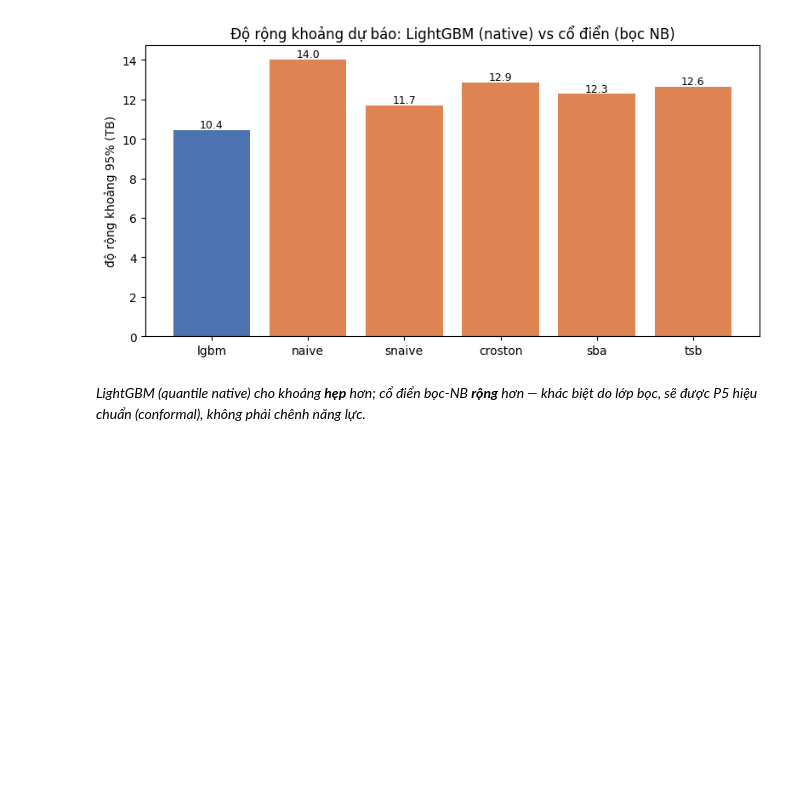
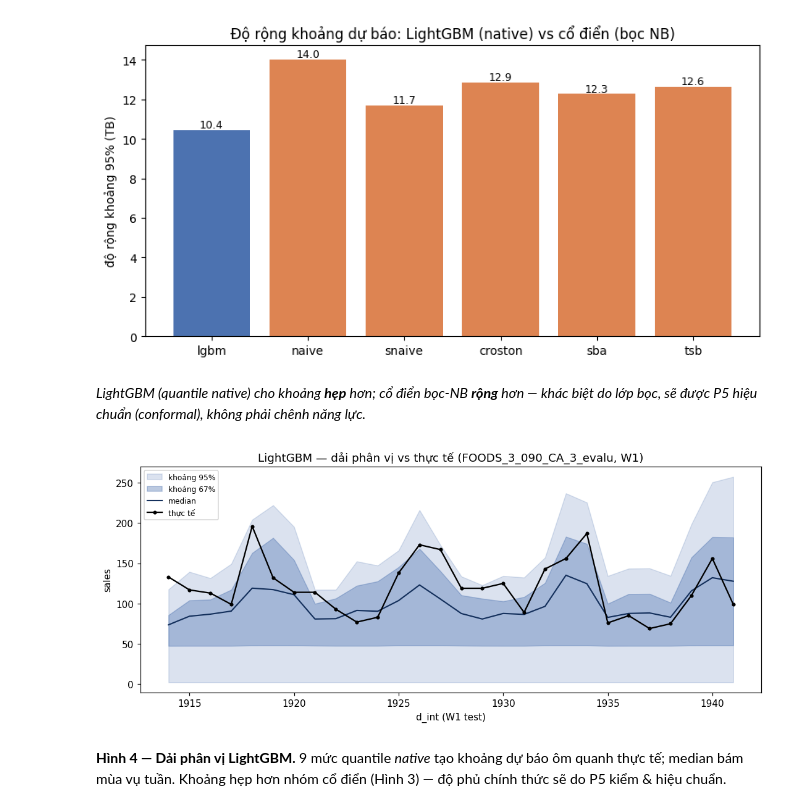
Before and after one commit to DuyKhanh162/m5-intermittent-forecasting, a Jupyter notebook: notebooks/P3.ipynb, the cells around one changed output. Saved outputs shown, nothing was run; the diff lists cells and outputs as text; code cells hidden in the pictures; blank space fills up the shorter version.

```diff
--- a/notebooks/P3.ipynb
+++ b/notebooks/P3.ipynb
@@ -537,3 +537,27 @@ fig.tight_layout(); plt.show()
 [figure]
 # %% [markdown]
 *LightGBM (quantile native) cho khoảng **hẹp** hơn; cổ điển bọc-NB **rộng** hơn — khác biệt do lớp bọc, sẽ được P5 hiệu chuẩn (conformal), không phải chênh năng lực.*
+# %%
+# Biểu đồ 4 — LightGBM: dải phân vị (9 quantile) vs thực tế (chuỗi smooth, W1)
+import matplotlib.pyplot as plt
+import pandas as pd
+W1 = (1914, 1941)
+dl = pd.read_parquet("data/processed/data_long.parquet", columns=["series_id", "d_int", "sales", "segment"])
+sid = dl[dl.segment == "smooth"].groupby("series_id")["sales"].mean().idxmax()
+act = dl[(dl.series_id == sid) & (dl.d_int.between(*W1))].sort_values("d_int")
+d = pd.read_parquet("data/outputs/forecasts/lgbm.parquet")
+d = d[(d.series_id == sid) & (d.d_int.between(*W1))]
+piv = d.pivot(index="d_int", columns="quantile_level", values="value").sort_index()
+x = piv.index
+fig, ax = plt.subplots(figsize=(10, 4.3))
+ax.fill_between(x, piv[0.025], piv[0.975], alpha=0.20, color="#4C72B0", label="khoảng 95%")
+ax.fill_between(x, piv[0.165], piv[0.835], alpha=0.38, color="#4C72B0", label="khoảng 67%")
+ax.plot(x, piv[0.5], color="#14305C", lw=1.4, label="median")
+ax.plot(act.d_int, act.sales, color="black", lw=1.5, marker="o", ms=3, label="thực tế")
+ax.set_title(f"LightGBM — dải phân vị vs thực tế ({sid[:22]}, W1)")
+ax.set_xlabel("d_int (W1 test)"); ax.set_ylabel("sales"); ax.legend(fontsize=8)
+fig.tight_layout(); plt.show()
+# %% [output]
+[figure, added]
+# %% [markdown]
+**Hình 4 — Dải phân vị LightGBM.** 9 mức quantile *native* tạo khoảng dự báo ôm quanh thực tế; median bám mùa vụ tuần. Khoảng hẹp hơn nhóm cổ điển (Hình 3) — độ phủ chính thức sẽ do P5 kiểm & hiệu chuẩn.
```
Also changed, not shown: parts of 1 cell of this notebook, 1 other file.
